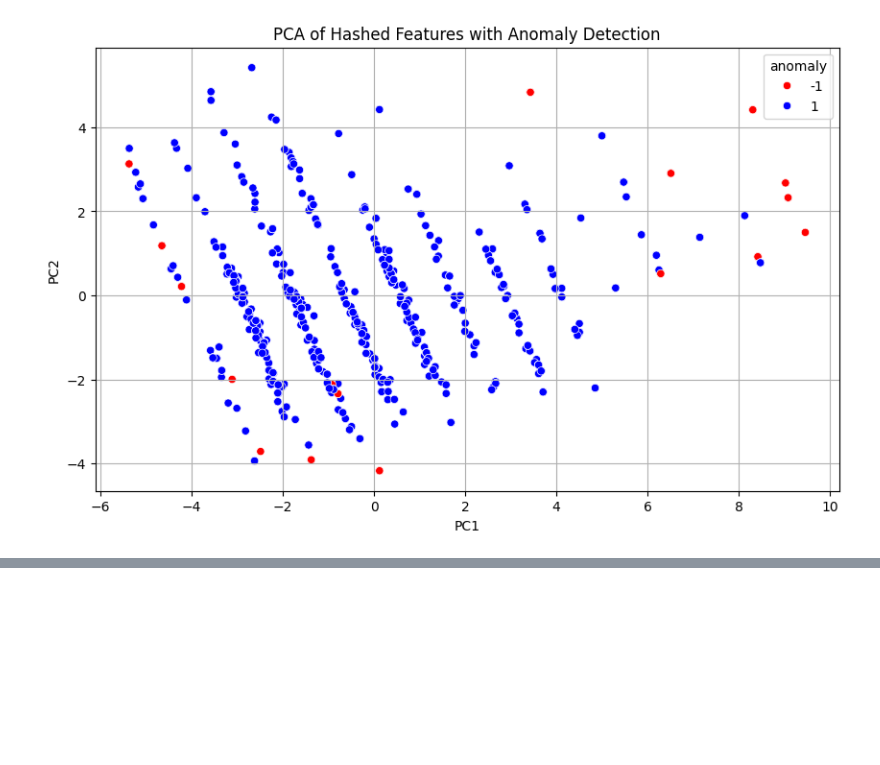
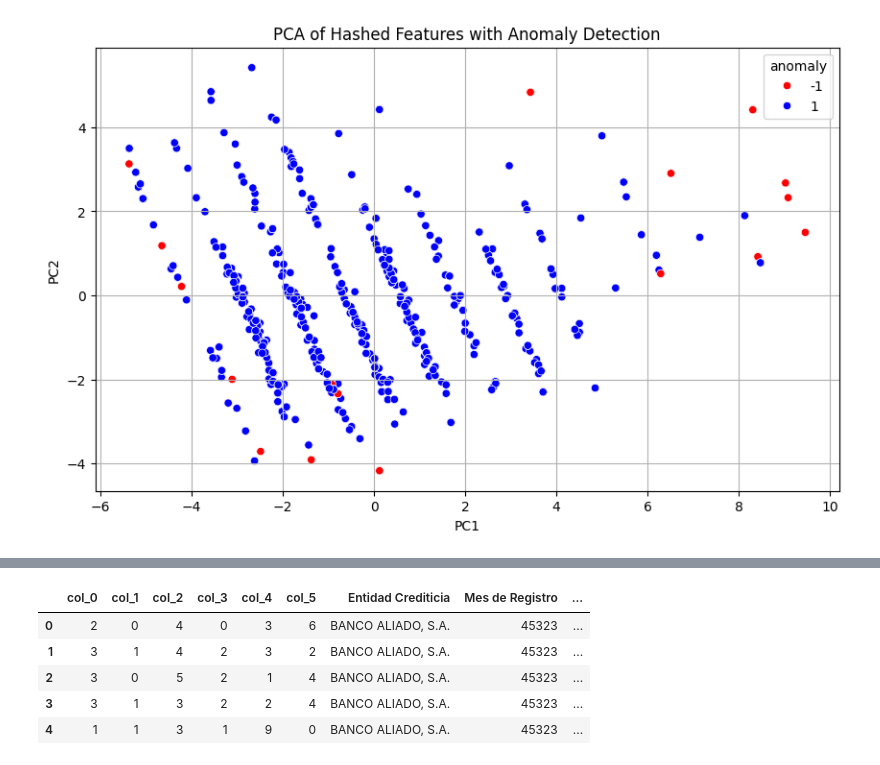
Before and after one commit to llasso05/Anomaly_Detection_Tarjetas_Panama, a Jupyter notebook: EDA.ipynb, the cells around one changed output, grey strips where cells are left out. Drawn from its saved outputs; the diff is of its cells as text; code cells hidden in the pictures; blank space fills up the shorter version.

```diff
--- a/EDA.ipynb
+++ b/EDA.ipynb
@@ -201,0 +243,9 @@ plt.show()
+# %%
+hashed_df.head()
+# %% [output]
+|  | col_0 | col_1 | col_2 | col_3 | col_4 | col_5 | Entidad Crediticia | Mes de Registro | ... |
+| 0 | 2 | 0 | 4 | 0 | 3 | 6 | BANCO ALIADO, S.A. | 45323 | ... |
+| 1 | 3 | 1 | 4 | 2 | 3 | 2 | BANCO ALIADO, S.A. | 45323 | ... |
+| 2 | 3 | 0 | 5 | 2 | 1 | 4 | BANCO ALIADO, S.A. | 45323 | ... |
+| 3 | 3 | 1 | 3 | 2 | 2 | 4 | BANCO ALIADO, S.A. | 45323 | ... |
+| 4 | 1 | 1 | 3 | 1 | 9 | 0 | BANCO ALIADO, S.A. | 45323 | ... |
```
Also changed, not shown: parts of 6 cells of this notebook, 3 other files.
